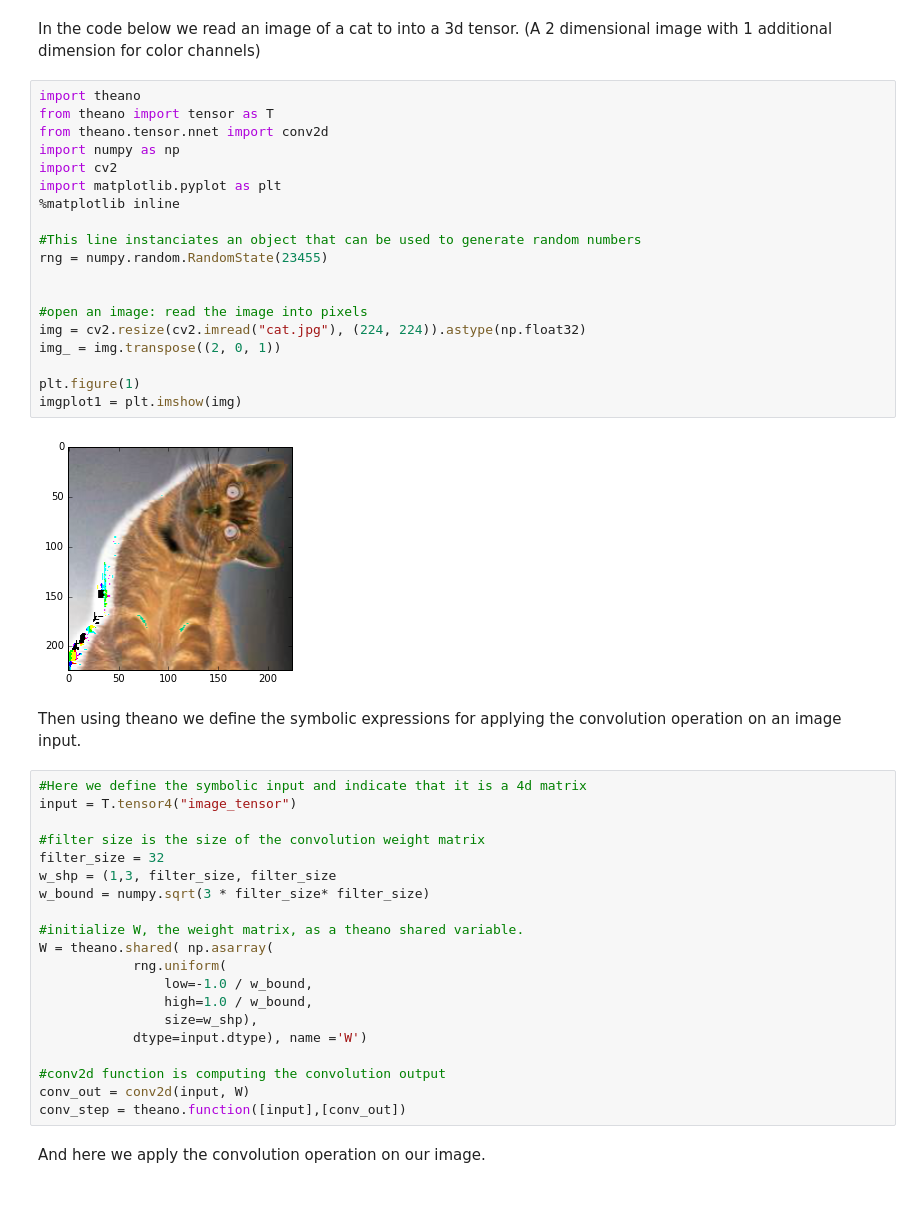
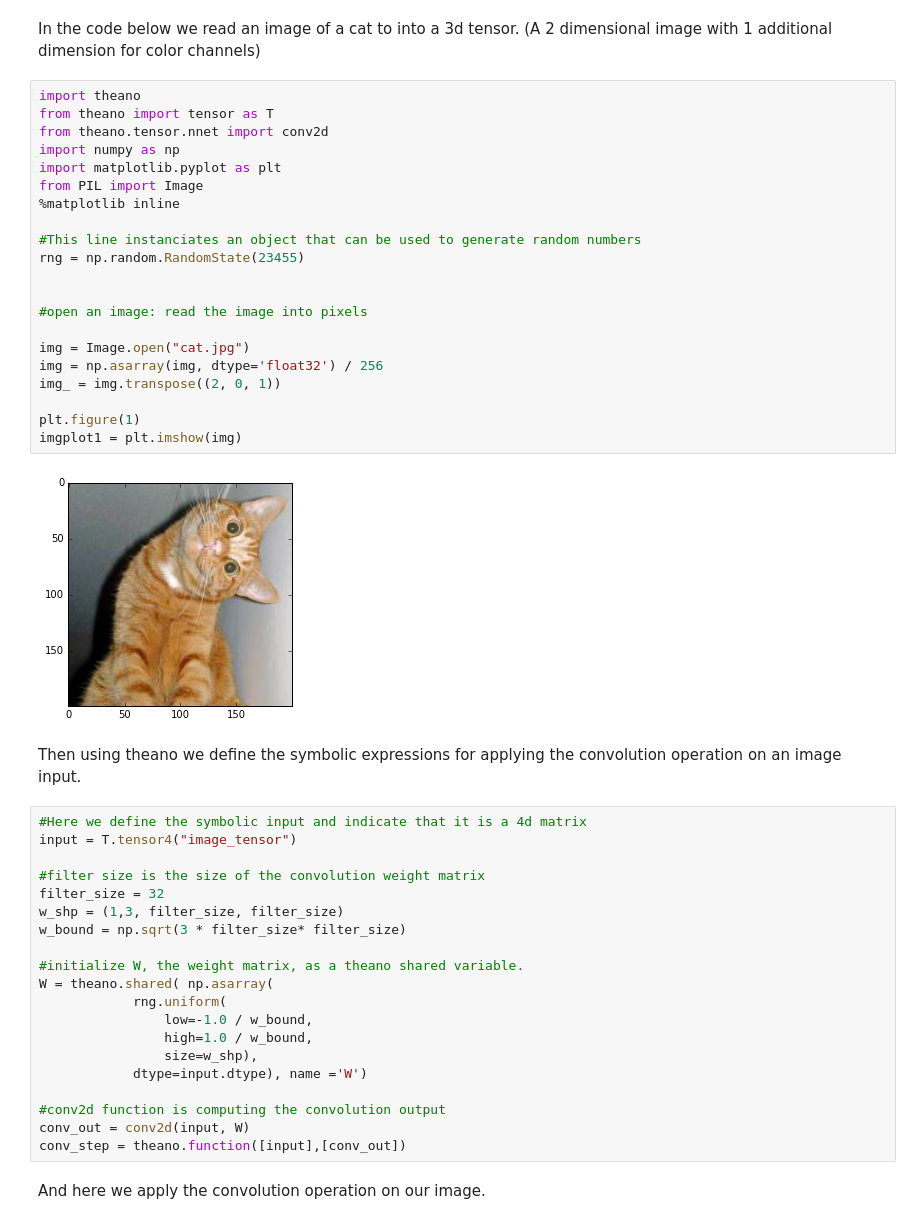
Before and after one commit to samiraabnar/Tutorial, a Jupyter notebook: ShowAndTell/ImageCaptionGenerator.ipynb, the cells around one changed output. Drawn from its saved outputs; the diff is of its cells as text.

```diff
--- a/ShowAndTell/ImageCaptionGenerator.ipynb
+++ b/ShowAndTell/ImageCaptionGenerator.ipynb
@@ -34,24 +34,26 @@ In the code below we read an image of a cat to into a 3d tensor. (A 2 dimensiona
 # %%
 import theano
 from theano import tensor as T
 from theano.tensor.nnet import conv2d
 import numpy as np
-import cv2
 import matplotlib.pyplot as plt
+from PIL import Image
 %matplotlib inline
 
 #This line instanciates an object that can be used to generate random numbers
-rng = numpy.random.RandomState(23455)
+rng = np.random.RandomState(23455)
 
 
 #open an image: read the image into pixels
-img = cv2.resize(cv2.imread("cat.jpg"), (224, 224)).astype(np.float32)
+
+img = Image.open("cat.jpg")
+img = np.asarray(img, dtype='float32') / 256
 img_ = img.transpose((2, 0, 1))
 
 plt.figure(1)
 imgplot1 = plt.imshow(img)
 # %% [output]
-[figure, old version]
+[figure, new version]
 # %% [markdown]
 Then using theano we define the symbolic expressions for applying the convolution operation on an image input.
 # %%
@@ -60,8 +62,8 @@ input = T.tensor4("image_tensor")
 
 #filter size is the size of the convolution weight matrix
 filter_size = 32
-w_shp = (1,3, filter_size, filter_size
-w_bound = numpy.sqrt(3 * filter_size* filter_size)
+w_shp = (1,3, filter_size, filter_size)
+w_bound = np.sqrt(3 * filter_size* filter_size)
 
 #initialize W, the weight matrix, as a theano shared variable.
 W = theano.shared( np.asarray(
```
Also changed, not shown: parts of 2 cells of this notebook, 3 other files.
